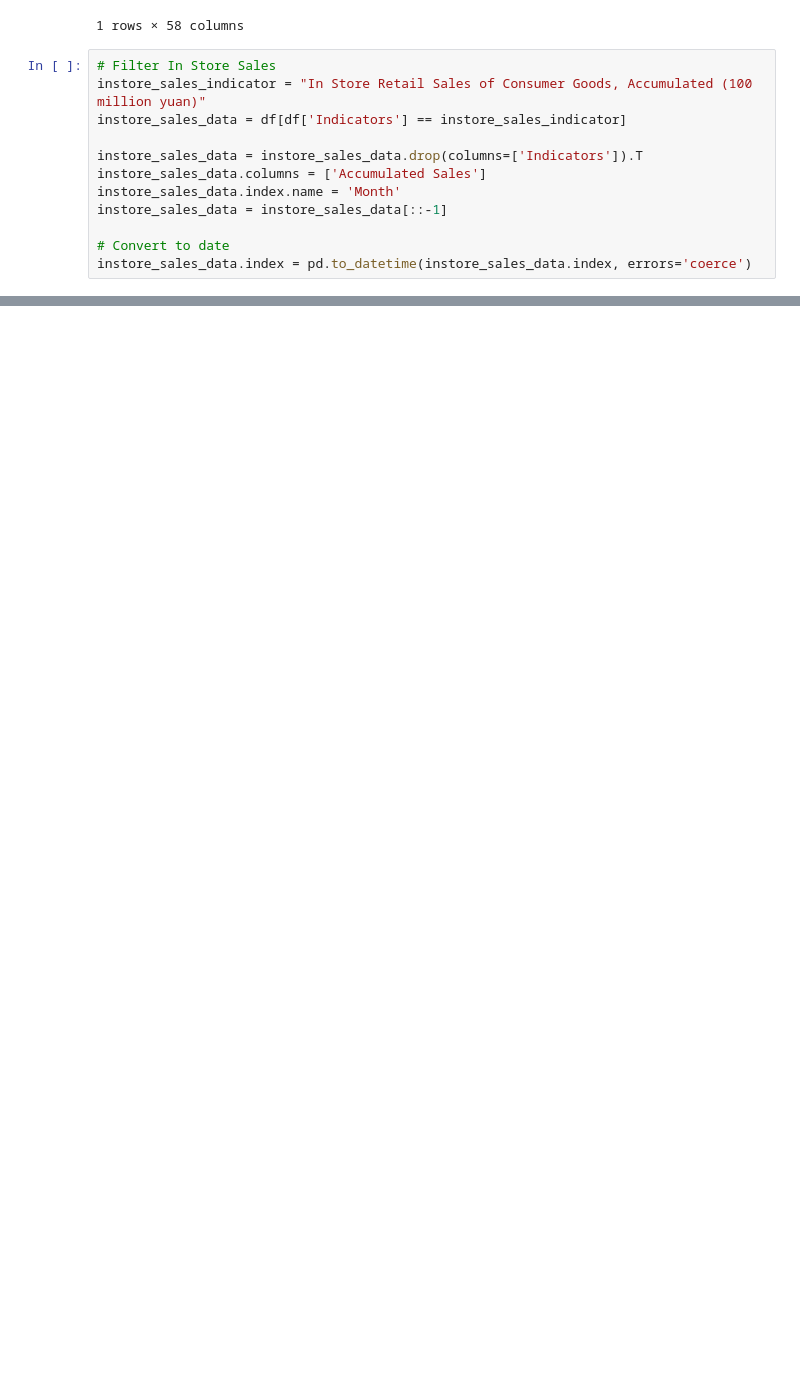
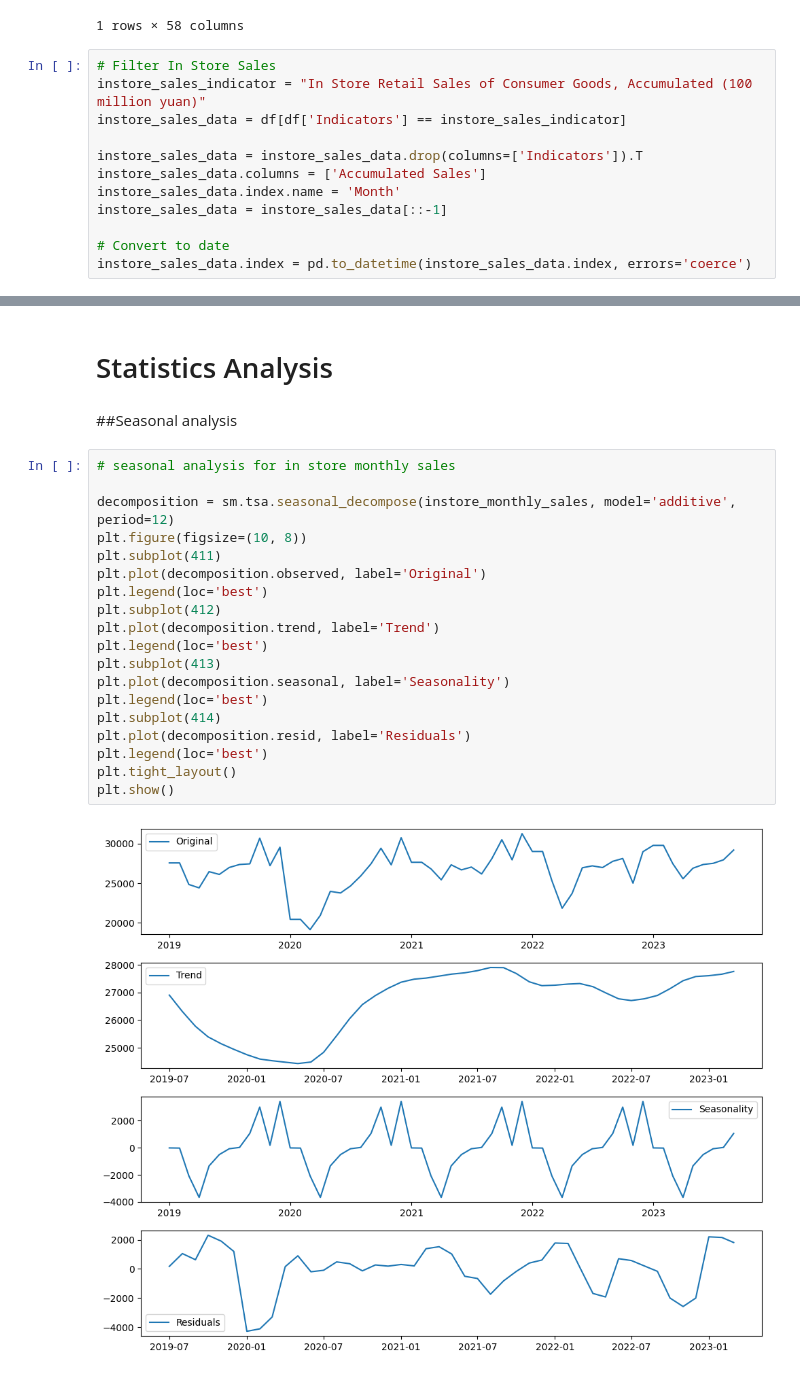
Before and after one commit to AdaChen1130/Ecommerce-affecting-brickandmortar-retail, a Jupyter notebook: Data_analysis_retail.ipynb, the cells around one changed output, grey strips where cells are left out. Drawn from its saved outputs; the diff is of its cells as text; blank space fills up the shorter version.

Commit message:
update seasonal analysis

```diff
--- a/Data_analysis_retail.ipynb
+++ b/Data_analysis_retail.ipynb
@@ -175,3 +175,28 @@ fig.show()
 # fig.write_image('monthly_instore_retail_sales.png')
 # %% [output]
 [interactive output not drawn]
+# %% [markdown]
+# Statistics Analysis
+# %% [markdown]
+##Seasonal analysis
+# %%
+# seasonal analysis for in store monthly sales
+
+decomposition = sm.tsa.seasonal_decompose(instore_monthly_sales, model='additive', period=12)
+plt.figure(figsize=(10, 8))
+plt.subplot(411)
+plt.plot(decomposition.observed, label='Original')
+plt.legend(loc='best')
+plt.subplot(412)
+plt.plot(decomposition.trend, label='Trend')
+plt.legend(loc='best')
+plt.subplot(413)
+plt.plot(decomposition.seasonal, label='Seasonality')
+plt.legend(loc='best')
+plt.subplot(414)
+plt.plot(decomposition.resid, label='Residuals')
+plt.legend(loc='best')
+plt.tight_layout()
+plt.show()
+# %% [output]
+[figure, added]
```
Also changed, not shown: parts of 4 cells of this notebook.
